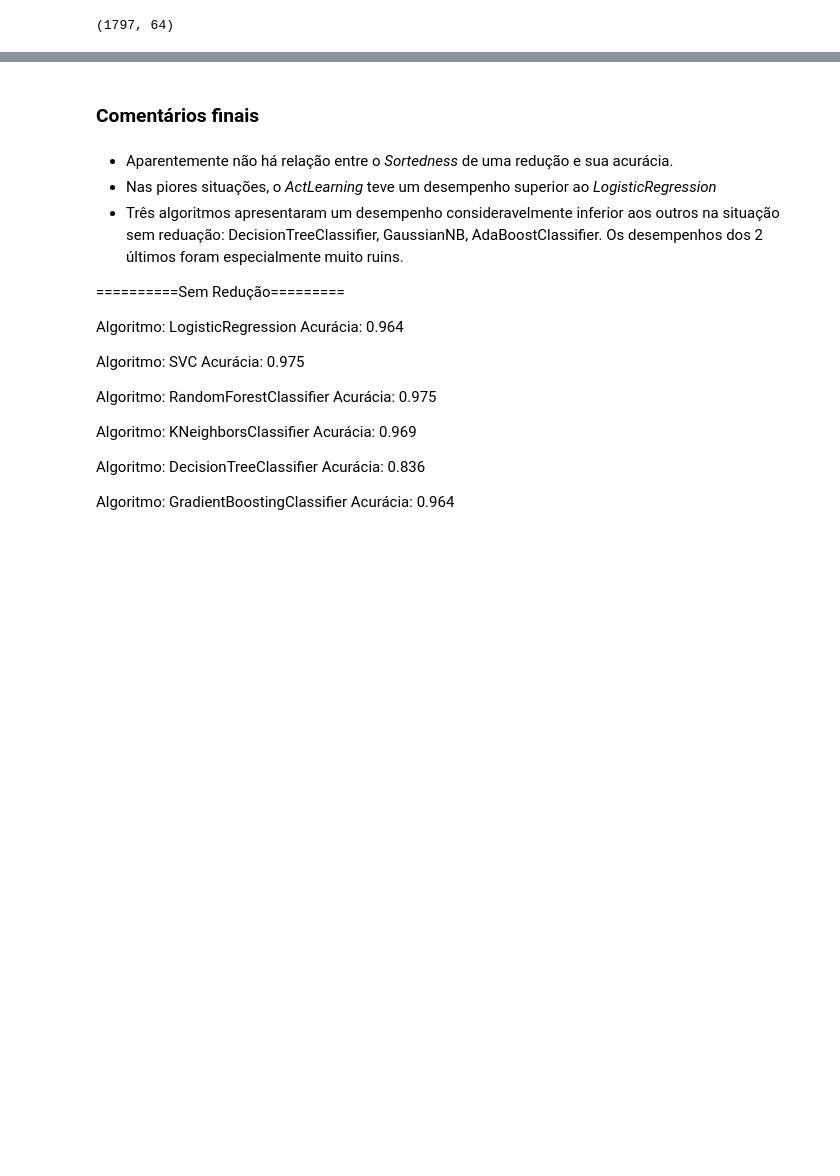
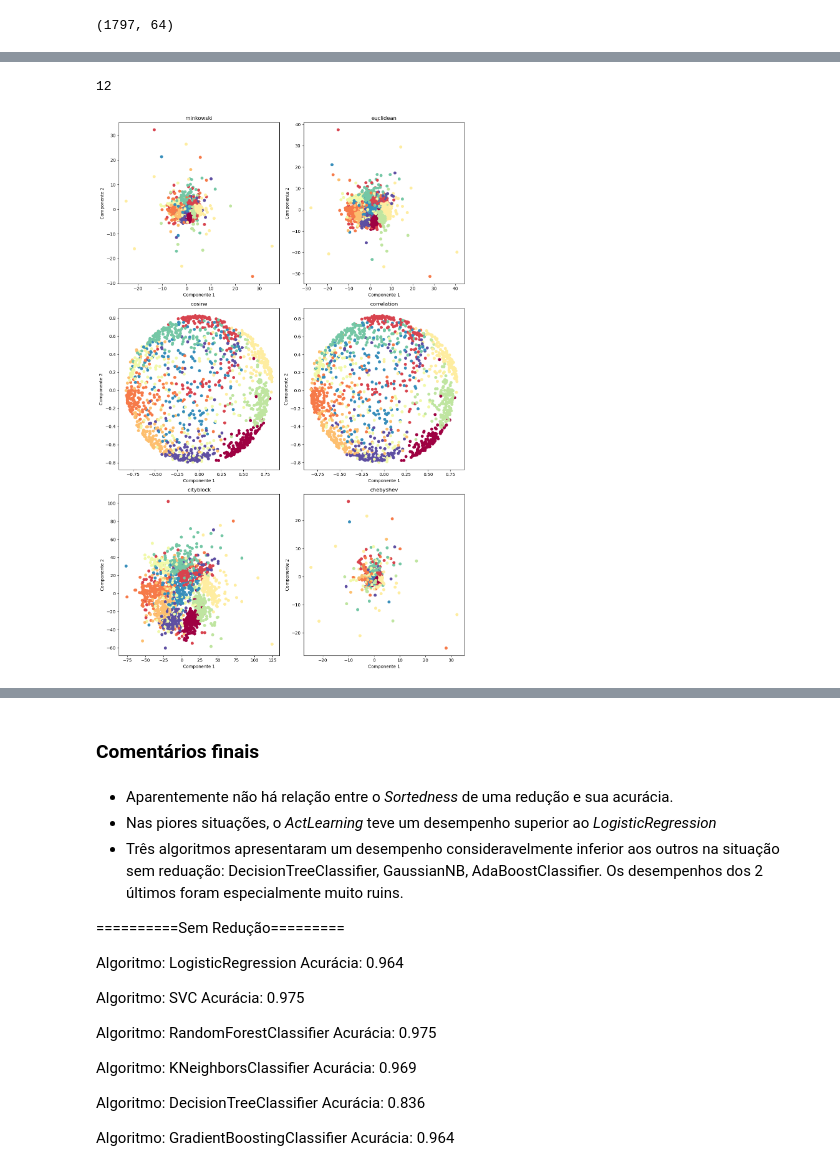
Before and after one commit to gildex174/IC, a Jupyter notebook: 031_mnist.ipynb, the cells around one changed output, grey strips where cells are left out. Drawn from its saved outputs; the diff is of its cells as text; code cells hidden in the pictures; blank space fills up the shorter version.

```diff
--- a/031_mnist.ipynb
+++ b/031_mnist.ipynb
@@ -279,0 +321,15 @@ Global Sortedness t-SNE: 0.177
+# %%
+from scipy.spatial.distance import pdist, squareform
+n_components = 2
+X_mds_metrics = []
+for i, metric in enumerate(distance_metrics):
+    print(metric)
+
+    if(metric ==  'minkowski'):
+        dm = pdist(X_train, metric, p=3)
+    else:
+        dm = pdist(X_train, metric)
+    dm = squareform(dm)
+    mds = MDS(n_components=n_components, random_state=42, dissimilarity = 'precomputed', normalized_stress='auto')
+    X_aux = mds.fit_transform(dm)
+    X_mds_metrics.append(X_aux)
@@ -279,0 +349,42 @@ Global Sortedness t-SNE: 0.177
+# %%
+len(X_mds_metrics)
+# %% [output]
+12
+# %%
+fig, axes = plt.subplots(3, 2, figsize=(12,18))
+
+axes[0][0].scatter(X_mds_metrics[11][:, 0], X_mds_metrics[11][:, 1], c=np.array(y_train).astype(int), cmap='Spectral')
+axes[0][0].set_xlabel('Componente 1')
+axes[0][0].set_ylabel('Componente 2')
+axes[0][0].set_title('minkowski')
+
+axes[0][1].scatter(X_mds_metrics[7][:, 0], X_mds_metrics[7][:, 1], c=np.array(y_train).astype(int), cmap='Spectral')
+axes[0][1].set_xlabel('Componente 1')
+axes[0][1].set_ylabel('Componente 2')
+axes[0][1].set_title('euclidean')
+
+axes[1][0].scatter(X_mds_metrics[6][:, 0], X_mds_metrics[6][:, 1],c=np.array(y_train).astype(int), cmap='Spectral')
+axes[1][0].set_xlabel('Componente 1')
+axes[1][0].set_ylabel('Componente 2')
+axes[1][0].set_title('cosine')
+
+axes[1][1].scatter(X_mds_metrics[5][:, 0], X_mds_metrics[5][:, 1], c=np.array(y_train).astype(int), cmap='Spectral')
+axes[1][1].set_xlabel('Componente 1')
+axes[1][1].set_ylabel('Componente 2')
+axes[1][1].set_title('correlation')
+
+axes[2][0].scatter(X_mds_metrics[4][:, 0], X_mds_metrics[4][:, 1], c=np.array(y_train).astype(int), cmap='Spectral')
+axes[2][0].set_xlabel('Componente 1')
+axes[2][0].set_ylabel('Componente 2')
+axes[2][0].set_title('cityblock')
+
+axes[2][1].scatter(X_mds_metrics[3][:, 0], X_mds_metrics[3][:, 1], c=np.array(y_train).astype(int), cmap='Spectral')
+axes[2][1].set_xlabel('Componente 1')
+axes[2][1].set_ylabel('Componente 2')
+axes[2][1].set_title('chebyshev')
+
+plt.tight_layout()
+
+plt.show()
+# %% [output]
+[figure, added]
```
Also changed, not shown: parts of 6 cells of this notebook.
